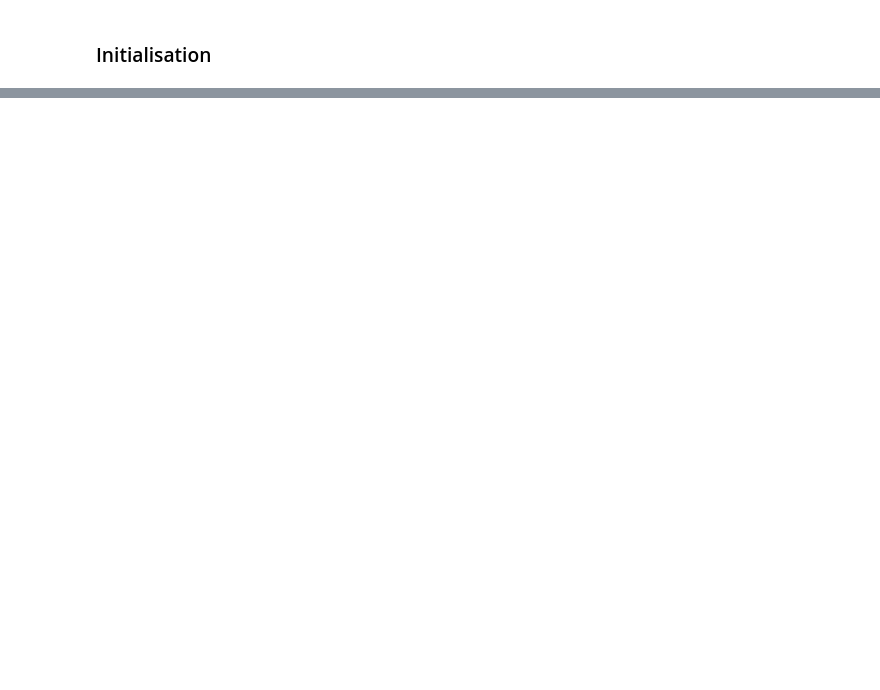
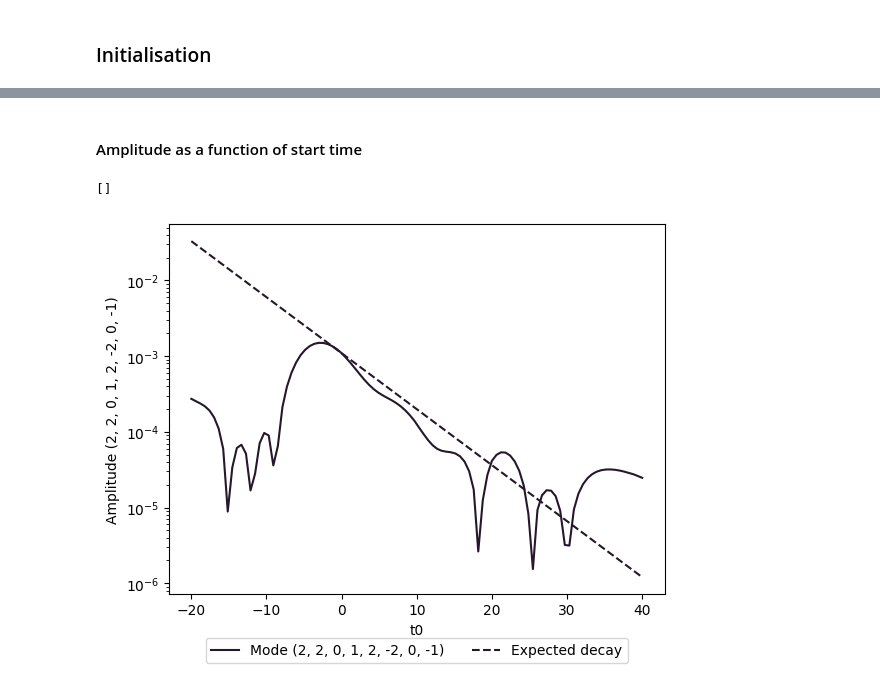
Before and after one commit to Richardvnd/qnmfitsrd, a Jupyter notebook: quadratic_multimode_fit.ipynb, the cells around one changed output, grey strips where cells are left out. Drawn from its saved outputs; the diff is of its cells as text; code cells hidden in the pictures; blank space fills up the shorter version.

Commit message:
Initial mixing coef tests

```diff
--- a/quadratic_multimode_fit.ipynb
+++ b/quadratic_multimode_fit.ipynb
@@ -3,6 +3,10 @@
 # %%
 import numpy as np
 import matplotlib.pyplot as plt
+import seaborn as sns
+import pandas as pd
+from qnmfitsrd.qnm import qnm
+qnm = qnm()
 
 import qnmfitsrd as qnmfits
 
@@ -128,0 +94,48 @@ plt.semilogy()
+# %% [markdown]
+#### Amplitude as a function of start time
+# %%
+modes = [(4,0,n,p) for n in range(7+1) for p in [-1,+1]] + [(2,2,0,1,2,-2,0,-1)]
+chosen_mode = len(modes)-1
+color_palette = sns.color_palette('mako', len(modes)+1)
+t0_array = np.linspace(-20, 40, 100)
+
+best_fit_data = [qnmfits.ringdown_fit(
+        sim.times,
+        sim.h[4,0],
+        modes,
+        Mf=sim.Mf,
+        chif=sim.chif_mag,
+        t0=t0,
+    )['C']
+    for t0 in t0_array
+]
+
+best_fit_data = pd.DataFrame(best_fit_data)
+best_fit_data['t0'] = t0_array
+
+"""
+for i, mode in enumerate(modes):
+    frequencies = np.array(qnm.omega_list(modes, sim.chif_mag, sim.Mf))
+    tau = -1/np.imag(frequencies[i])
+    intitial_amp = best_fit_data.iloc[0, i]
+    expected_amp = abs(intitial_amp)*np.exp(-t0_array/tau)
+
+    plt.plot(t0_array, abs(best_fit_data[i]), color=color_palette[i], label = f"Mode {modes[i]}")
+    plt.plot(t0_array, expected_amp, c=color_palette[i], ls='--', label=f'Expected decay {modes[i]}')
+"""
+
+frequencies = np.array(qnm.omega_list(modes, sim.chif_mag, sim.Mf))
+tau = -1/np.imag(frequencies[chosen_mode])
+initial_amp = best_fit_data[best_fit_data['t0'] == 0][chosen_mode].item()
+expected_amp = np.exp(-t0_array/tau)*abs(initial_amp)
+
+plt.plot(t0_array, abs(best_fit_data[chosen_mode]), color=color_palette[1], label = f"Mode {modes[chosen_mode]}")
+plt.plot(t0_array, expected_amp, c=color_palette[1], ls='--', label=f'Expected decay')
+
+plt.xlabel('t0')
+plt.ylabel(f'Amplitude {modes[chosen_mode]}')
+plt.legend(loc='upper center', bbox_to_anchor=(0.5, -0.1), ncol = len(modes)//2)
+plt.semilogy()
+# %% [output]
+[]
+[figure, added]
```
Also changed, not shown: parts of 17 cells of this notebook, 4 other files.
